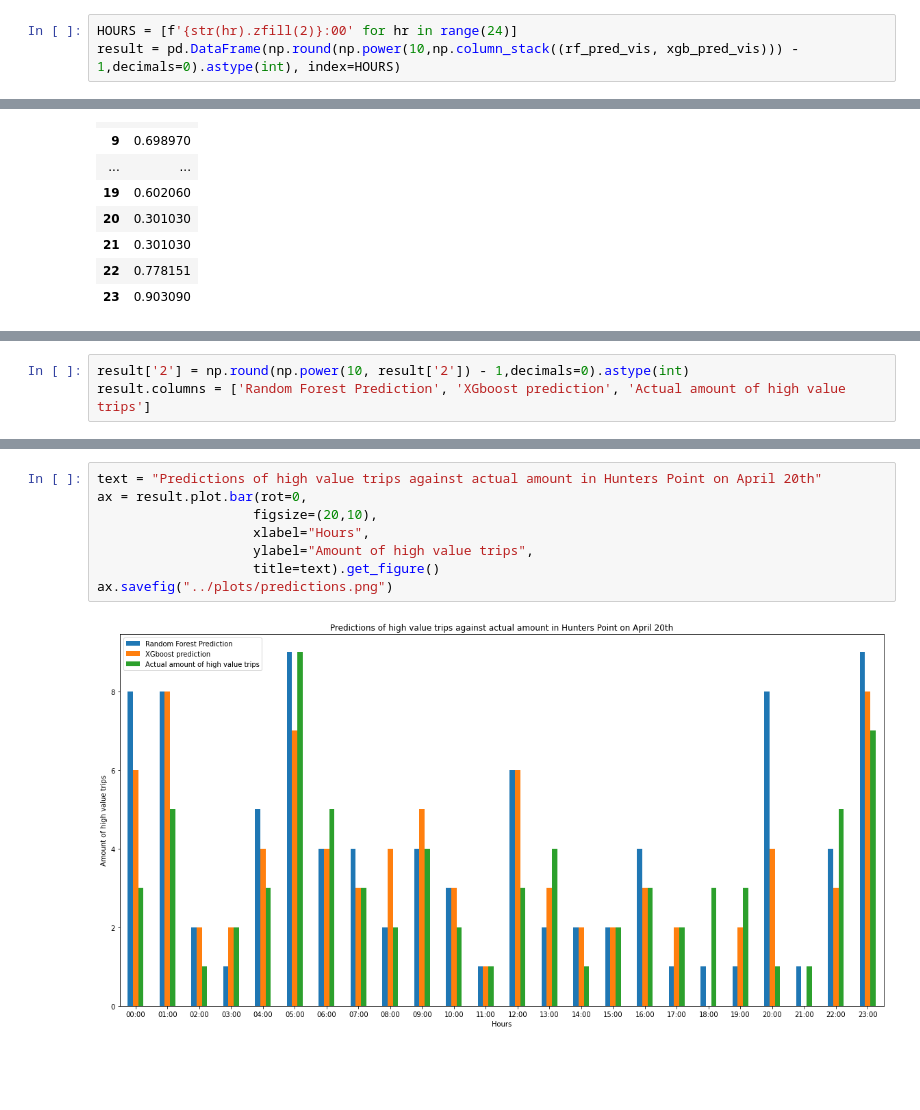
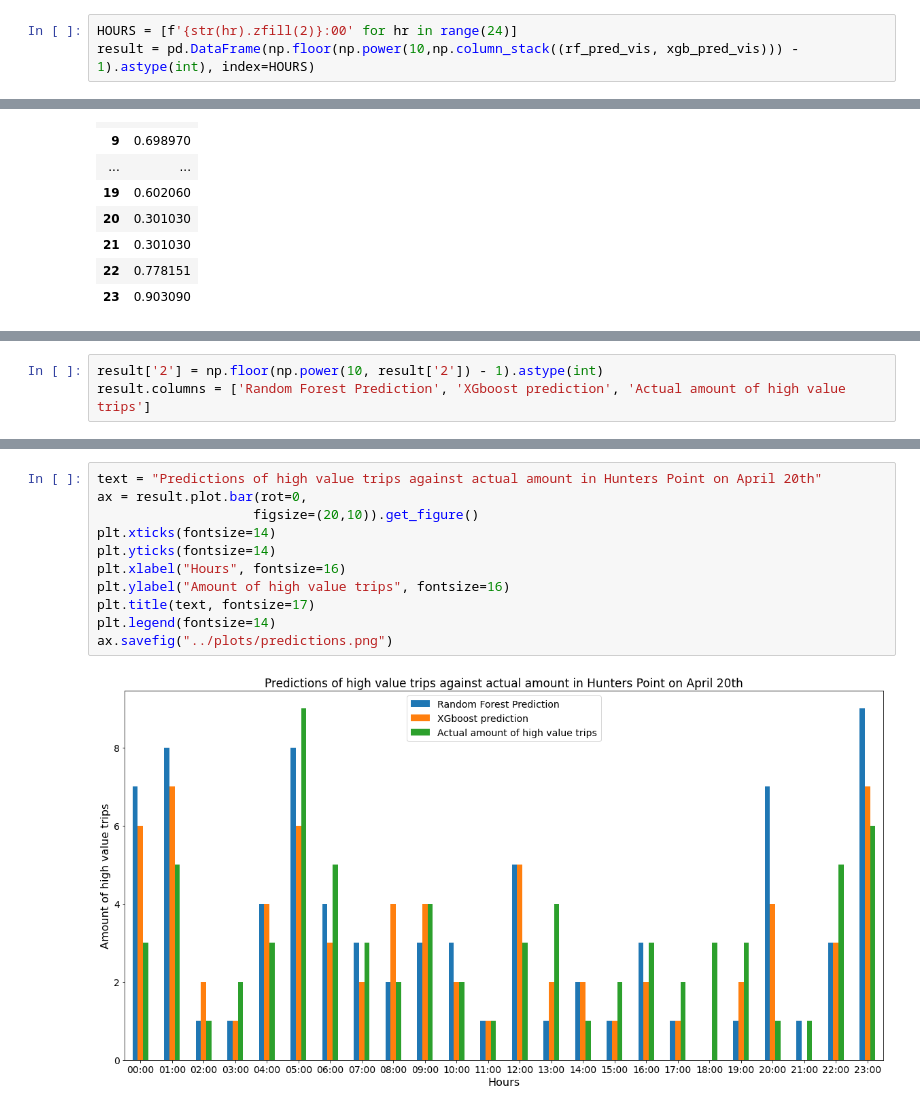
Before and after one commit to MAST30034-Applied-Data-Science/mast30034-project-1-andersonkam, a Jupyter notebook: notebooks/modelling.ipynb, the cells around one changed output, grey strips where cells are left out. Saved outputs shown, nothing was run; the diff lists cells and outputs as text; blank space fills up the shorter version.

```diff
--- a/notebooks/modelling.ipynb
+++ b/notebooks/modelling.ipynb
@@ -275,7 +273,7 @@ xgb_pred_vis = xgb_reg.predict(visualise_test)
 y_vis = ytest.iloc[visualise_test.index]
 # %%
 HOURS = [f'{str(hr).zfill(2)}:00' for hr in range(24)]
-result = pd.DataFrame(np.round(np.power(10,np.column_stack((rf_pred_vis, xgb_pred_vis))) - 1,decimals=0).astype(int), index=HOURS)
+result = pd.DataFrame(np.floor(np.power(10,np.column_stack((rf_pred_vis, xgb_pred_vis))) - 1).astype(int), index=HOURS)
 # %%
 y_vis = pd.DataFrame(list(y_vis))
 y_vis
@@ -321,3 +319,3 @@ result
 # %%
-result['2'] = np.round(np.power(10, result['2']) - 1,decimals=0).astype(int)
+result['2'] = np.floor(np.power(10, result['2']) - 1).astype(int)
 result.columns = ['Random Forest Prediction', 'XGboost prediction', 'Actual amount of high value trips']
@@ -324,10 +359,13 @@ result.columns = ['Random Forest Prediction', 'XGboost prediction', 'Actual amou
 # %%
 text = "Predictions of high value trips against actual amount in Hunters Point on April 20th"
 ax = result.plot.bar(rot=0,
-                    figsize=(20,10),
-                    xlabel="Hours",
-                    ylabel="Amount of high value trips",
-                    title=text).get_figure()
+                    figsize=(20,10)).get_figure()
+plt.xticks(fontsize=14)
+plt.yticks(fontsize=14)
+plt.xlabel("Hours", fontsize=16)
+plt.ylabel("Amount of high value trips", fontsize=16)
+plt.title(text, fontsize=17)
+plt.legend(fontsize=14)
 ax.savefig("../plots/predictions.png")
 # %% [output]
-[figure, old version]
+[figure, new version]
```
Also changed, not shown: parts of 3 cells of this notebook, 2 other files.
